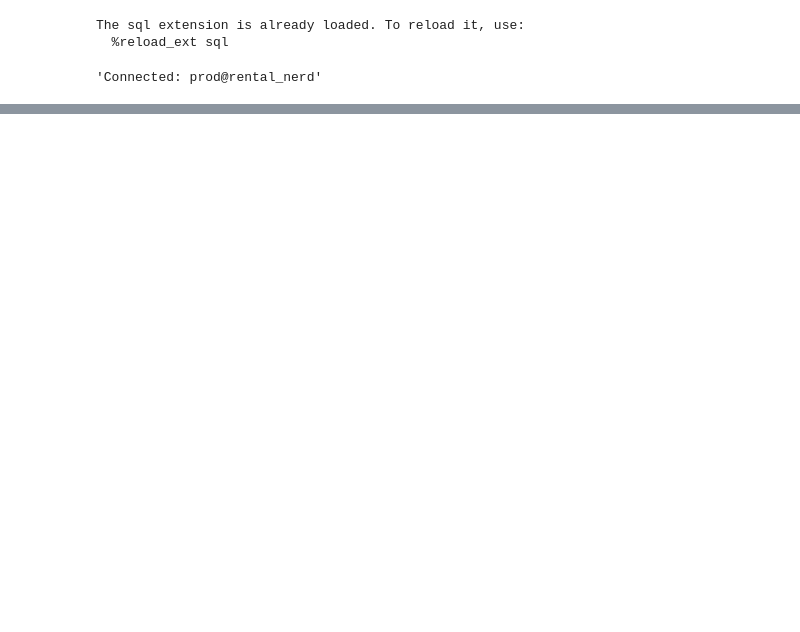
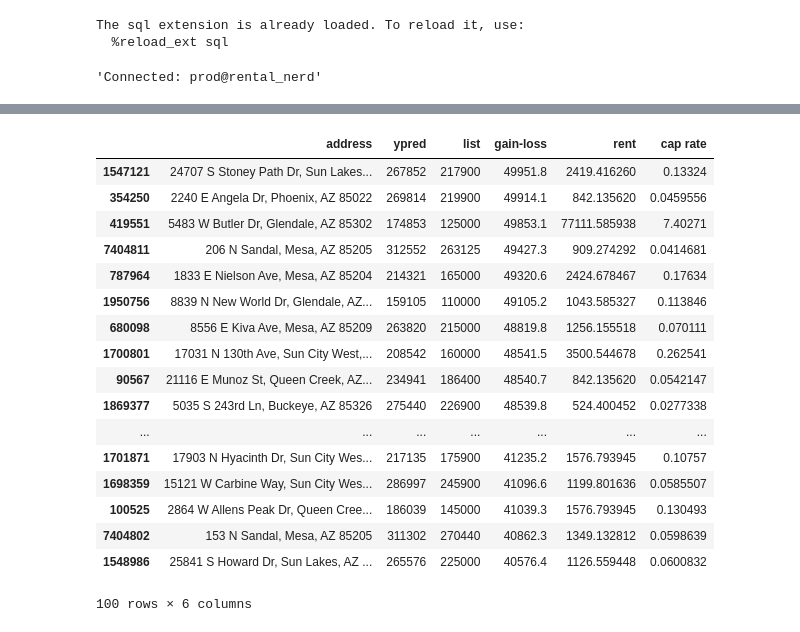
Before and after one commit to ivoytov/rentalnerd, a Jupyter notebook: scraper/historical sales model.ipynb, the cells around one changed output, grey strips where cells are left out. Drawn from its saved outputs; the diff is of its cells as text; code cells hidden in the pictures; blank space fills up the shorter version.

```diff
--- a/scraper/historical sales model.ipynb
+++ b/scraper/historical sales model.ipynb
@@ -98,0 +130,6 @@ sales_train = sales_train[sales_train.price > 50000]
+# %%
+# get list of top zipcodes to only run the model on them
+zipcode_list = top_zipcodes(100)
+
+sales_train = query('sales', 'closed', city, zipcode_list, limit)
+sales_train = sanitize(sales_train, zipcode_list)
@@ -122,10 +164,20 @@ for_sale = query('sales', 'open', city, limit)
 # %%
+for_sale = query('sales', 'open', city, zipcode_list, limit)
 # use today's date for 'close date' since the transaction is still open i.e. home is currently listed for sale
-for_sale.date_closed = dt.date.today()
-for_sale = sanitize(for_sale)
+for_sale.date_closed = today
 
-# remove for rent listings that are categorized as for sale
-for_sale = for_sale[for_sale.price > 50000]
+# need this to clean data but also to adjust the "date closed" to be # of secs from 1/1/2000 (the format the model uses)
+for_sale = sanitize(for_sale, zipcode_list)
 
 target = xgb.DMatrix( for_sale[factors].values, feature_names=factors)
+
 ypred = bst.predict(target)
+
+values = np.column_stack((for_sale.property_id.values
+                         ,for_sale.address.values
+                         ,ypred
+                         ,for_sale.price.values
+                         ,ypred-for_sale.price))
+output = pd.DataFrame(values[:,1:],index=values[:,0],columns=['address','ypred','list','gain-loss'])
+output = output.sort_values(by='gain-loss',ascending=False)
+output.head(20)
@@ -142,2 +205,2 @@ output.head(20)
 # %%
-rent_train = query(transaction_type='rental',transaction_status='closed', city=city,limit=limit)
+rent_train = query(transaction_type='rental',transaction_status='closed', city=city,zipcode=zipcode_list, limit=limit)
@@ -143,0 +209,2 @@ rent_train = query(transaction_type='rental',transaction_status='closed', city=c
+# %%
+rent_train = sanitize(rent_train, zipcode_list)
@@ -174,0 +261,21 @@ xgb.plot_importance(rent_bst)
+# %%
+best_of.head(100)
+# %% [output]
+|  | address | ypred | list | gain-loss | rent | cap rate |
+| 1547121 | 24707 S Stoney Path Dr, Sun Lakes... | 267852 | 217900 | 49951.8 | 2419.416260 | 0.13324 |
+| 354250 | 2240 E Angela Dr, Phoenix, AZ 85022 | 269814 | 219900 | 49914.1 | 842.135620 | 0.0459556 |
+| 419551 | 5483 W Butler Dr, Glendale, AZ 85302 | 174853 | 125000 | 49853.1 | 77111.585938 | 7.40271 |
+| 7404811 | 206 N Sandal, Mesa, AZ 85205 | 312552 | 263125 | 49427.3 | 909.274292 | 0.0414681 |
+| 787964 | 1833 E Nielson Ave, Mesa, AZ 85204 | 214321 | 165000 | 49320.6 | 2424.678467 | 0.17634 |
+| 1950756 | 8839 N New World Dr, Glendale, AZ... | 159105 | 110000 | 49105.2 | 1043.585327 | 0.113846 |
+| 680098 | 8556 E Kiva Ave, Mesa, AZ 85209 | 263820 | 215000 | 48819.8 | 1256.155518 | 0.070111 |
+| 1700801 | 17031 N 130th Ave, Sun City West,... | 208542 | 160000 | 48541.5 | 3500.544678 | 0.262541 |
+| 90567 | 21116 E Munoz St, Queen Creek, AZ... | 234941 | 186400 | 48540.7 | 842.135620 | 0.0542147 |
+| 1869377 | 5035 S 243rd Ln, Buckeye, AZ 85326 | 275440 | 226900 | 48539.8 | 524.400452 | 0.0277338 |
+| ... | ... | ... | ... | ... | ... | ... |
+| 1701871 | 17903 N Hyacinth Dr, Sun City Wes... | 217135 | 175900 | 41235.2 | 1576.793945 | 0.10757 |
+| 1698359 | 15121 W Carbine Way, Sun City Wes... | 286997 | 245900 | 41096.6 | 1199.801636 | 0.0585507 |
+| 100525 | 2864 W Allens Peak Dr, Queen Cree... | 186039 | 145000 | 41039.3 | 1576.793945 | 0.130493 |
+| 7404802 | 153 N Sandal, Mesa, AZ 85205 | 311302 | 270440 | 40862.3 | 1349.132812 | 0.0598639 |
+| 1548986 | 25841 S Howard Dr, Sun Lakes, AZ ... | 265576 | 225000 | 40576.4 | 1126.559448 | 0.0600832 |
+100 rows × 6 columns
```
Also changed, not shown: parts of 20 cells of this notebook, 4 other files.
